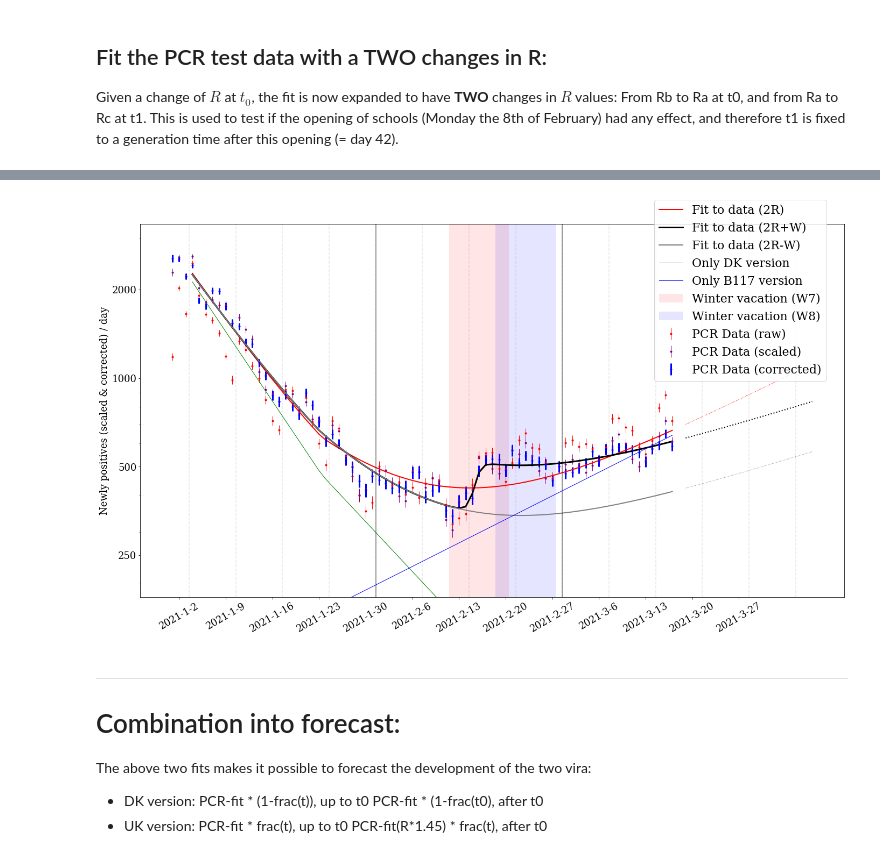
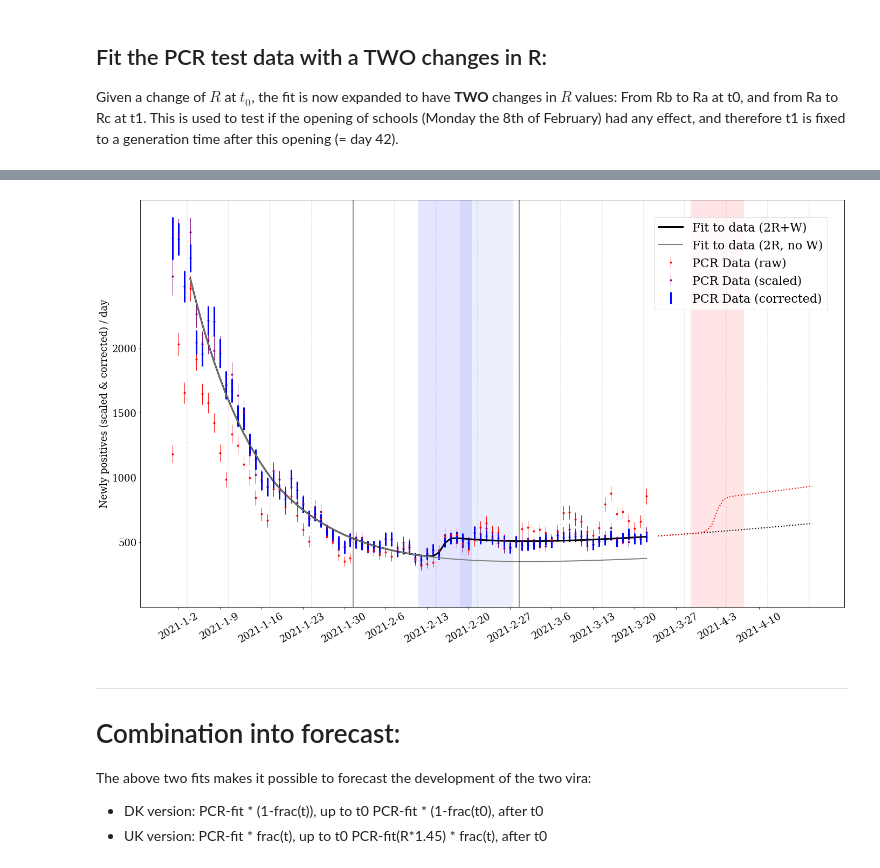
Before and after one commit to troelspetersen/Covid19fitting, a Jupyter notebook: PredictionsFromFit.ipynb, the cells around one changed output, grey strips where cells are left out. Cells and saved outputs as stored; diff of their text form; code cells hidden in the pictures.

```diff
--- a/PredictionsFromFit.ipynb
+++ b/PredictionsFromFit.ipynb
@@ -144,8 +150,8 @@ Fit_EndDayJan  = 31                                        # Alternative end day
 day1jan        = np.arange(Plot_StartDay, Plot_EndDay)
 day1jan_fit    = np.arange(Fit_StartDay,  Fit_EndDay)
 day1jan_fitJan = np.arange(Fit_StartDay,  Fit_EndDayJan)   # Fitting only January!
-day_extrapol   = np.arange(Fit_EndDay+1,  Fit_EndDay+21)   # We extrapole 21 days into the future (for now)
-day_all        = np.arange(Plot_StartDay, Fit_EndDay+21)   # Entire periodd
+day_extrapol   = np.arange(Fit_EndDay+1,  Fit_EndDay+28)   # We extrapole 21 days into the future (for now)
+day_all        = np.arange(Plot_StartDay, Fit_EndDay+28)   # Entire periodd
 # %% [markdown]
 ## Fit the PCR test data (assuming no B117):
 # %%
@@ -340,6 +346,19 @@ def func_DoubleExpoStepW(x, N0, Rb, Ra, t0, fW, tW, sW, tG) :
         return N0 * FactorW * ((1.0-FracB117_at_t0) * Ra**((x-t0)/tG) + FracB117_at_t0 * (Ra * factor_B117)**((x-t0)/tG))
 
 func_DoubleExpoStepW_vec = np.vectorize(func_DoubleExpoStepW)
+
+# Same function as above, just also including Easter vacation (for prediction):
+def func_DoubleExpoStepWE(x, N0, Rb, Ra, t0, fW, tW, sW, fE, tE, tG) :
+    FracB117_at_t0 = func_fB117(t0_B117fit, frac_t0, tau_B117)       # Get B117 fraction at t0_B117fit (=4.Feb.2021)
+    FactorW = 1.0 + fW/(1.0 + np.exp(-(x-tW)/sW))
+    FactorE = 1.0 + fE/(1.0 + np.exp(-(x-tE)/sW))
+    if (x < t0) :
+        return N0 * FactorW * FactorE * ((1.0-FracB117_at_t0) * Rb**((x-t0)/tG) + FracB117_at_t0 * (Rb * factor_B117)**((x-t0)/tG))
+    else :
+        return N0 * FactorW * FactorE * ((1.0-FracB117_at_t0) * Ra**((x-t0)/tG) + FracB117_at_t0 * (Ra * factor_B117)**((x-t0)/tG))
+
+func_DoubleExpoStepWE_vec = np.vectorize(func_DoubleExpoStepWE)
+
 
 # The DK component of the above function:
 def func_StepRDK(x, N0, Rb, Ra, t0, tG) :
@@ -365,7 +384,7 @@ def chi2_calcStepW(N0, Rb, Ra, t0, fW, tW, sW, tG) :
     chi2 = np.sum(((SCP_all[Fit_StartDay:Fit_EndDay] - y_fit) / eSCP_all[Fit_StartDay:Fit_EndDay])**2)
     return chi2
 
-minuit3w = Minuit(chi2_calcStepW, N0=400.0, Rb=0.7, Ra=0.7, t0=28.0, fix_t0=False, fW=0.5, tW=48.0, sW=0.5, fix_sW=True, tG=4.7, fix_tG=True, print_level=1, errordef=1.0)
+minuit3w = Minuit(chi2_calcStepW, N0=400.0, Rb=0.7, Ra=0.7, t0=28.0, fix_t0=False, fW=0.5, tW=46.0, sW=0.5, fix_sW=True, tG=4.7, fix_tG=True, print_level=1, errordef=1.0)
 minuit3w.migrad();
 
 # Here we extract the fitting parameters and their errors
@@ -493,19 +512,24 @@ ax.errorbar(day1jan, SCP_all[Plot_StartDay:Plot_EndDay], yerr=eSCP_all[Plot_Star
 # Plot the fit model on top of data:
 #ax.plot(day1jan_fitJan, func_Expo(day1jan_fitJan, N0_fit, Rt_fit, t0_fit, tG_fit), 'green', linewidth=1.0, label='Exp. fit (no B117)')
 #ax.plot(day1jan_fitJan, func_DoubleExpo(day1jan_fitJan, N0_fit2, Rt_fit2, t0_fit2, tG), 'blue',  linewidth=1.0, label='Fit to data')
-ax.plot(day1jan_fit,    func_DoubleExpoStep_vec(day1jan_fit,  N0_fit3, Rb_fit3, Ra_fit3, t0_fit3, tG), 'red', linewidth=2.0, label='Fit to data (2R)')
-ax.plot(day_extrapol,   func_DoubleExpoStep_vec(day_extrapol, N0_fit3, Rb_fit3, Ra_fit3, t0_fit3, tG), 'red', linewidth=1.0, linestyle="dotted")
+
+# ax.plot(day1jan_fit,    func_DoubleExpoStep_vec(day1jan_fit,  N0_fit3, Rb_fit3, Ra_fit3, t0_fit3, tG), 'red', linewidth=2.0, label='Fit to data (2R)')
+# ax.plot(day_extrapol,   func_DoubleExpoStep_vec(day_extrapol, N0_fit3, Rb_fit3, Ra_fit3, t0_fit3, tG), 'red', linewidth=1.0, linestyle="dotted")
 #ax.plot(day1jan_fit,    func_DoubleExpoStep2_vec(day1jan_fit, N0_fit4, Rb_fit4, Ra_fit4, Rc_fit4, t0_fit4, t1_fit4, tG), 'green', linewidth=1.0, label='Fit to data (3R)')
 ax.plot(day1jan_fit,    func_DoubleExpoStepW_vec(day1jan_fit,  N0_fit3w, Rb_fit3w, Ra_fit3w, t0_fit3w, fW_fit3w, tW_fit3w, sW_fit3w, tG), 'black', linewidth=3.0, label='Fit to data (2R+W)')
 ax.plot(day_extrapol,   func_DoubleExpoStepW_vec(day_extrapol, N0_fit3w, Rb_fit3w, Ra_fit3w, t0_fit3w, fW_fit3w, tW_fit3w, sW_fit3w, tG), 'black', linewidth=2.0, linestyle="dotted")
 
+# Plot with Easter vacation in prediction (assuming same size)
+dayEaster = 31+28+28
+ax.plot(day_extrapol,   func_DoubleExpoStepWE_vec(day_extrapol,N0_fit3w, Rb_fit3w, Ra_fit3w, t0_fit3w, fW_fit3w, tW_fit3w, sW_fit3w, fW_fit3w, dayEaster+tG, tG), 'red', linewidth=2.0, linestyle="dotted")
+
 # Without Winter vacation:
-ax.plot(day1jan_fit,    func_DoubleExpoStepW_vec(day1jan_fit,  N0_fit3w, Rb_fit3w, Ra_fit3w, t0_fit3w, 0.0, tW_fit3w, sW_fit3w, tG), 'grey', linewidth=2.0, label='Fit to data (2R-W)')
-ax.plot(day_extrapol,   func_DoubleExpoStepW_vec(day_extrapol, N0_fit3w, Rb_fit3w, Ra_fit3w, t0_fit3w, 0.0, tW_fit3w, sW_fit3w, tG), 'grey', linewidth=1.0, linestyle="dotted")
+ax.plot(day1jan_fit,    func_DoubleExpoStepW_vec(day1jan_fit,  N0_fit3w, Rb_fit3w, Ra_fit3w, t0_fit3w, 0.0, tW_fit3w, sW_fit3w, tG), 'grey', linewidth=2.0, label='Fit to data (2R, no W)')
+# ax.plot(day_extrapol,   func_DoubleExpoStepW_vec(day_extrapol, N0_fit3w, Rb_fit3w, Ra_fit3w, t0_fit3w, 0.0, tW_fit3w, sW_fit3w, tG), 'grey', linewidth=1.0, linestyle="dotted")
 
-
-ax.plot(day1jan_fit,    func_StepRDK_vec(day1jan_fit,   N0_fit3, Rb_fit3, Ra_fit3, t0_fit3, tG), 'green', linewidth=1.0, label='Only DK version')
-ax.plot(day1jan_fit,    func_StepRB117_vec(day1jan_fit, N0_fit3, Rb_fit3, Ra_fit3, t0_fit3, tG), 'blue', linewidth=1.0, label='Only B117 version')
+# Dividing into DK and UK/B117 versions:
+# ax.plot(day1jan_fit,    func_StepRDK_vec(day1jan_fit,   N0_fit3, Rb_fit3, Ra_fit3, t0_fit3, tG), 'green', linewidth=1.0, label='Only DK version')
+# ax.plot(day1jan_fit,    func_StepRB117_vec(day1jan_fit, N0_fit3, Rb_fit3, Ra_fit3, t0_fit3, tG), 'blue', linewidth=1.0, label='Only B117 version')
 
 # Plot an "envelope" of possible predictions:
 #ax.plot(day_extrapol, func_DoubleExpoStep_vec(day_extrapol, N0_fit3, Rb_fit3, Ra_fit3+2*sigma_Ra_fit3, t0_fit3, tG), 'red', linewidth=1.0, linestyle="dotted")
@@ -517,41 +541,54 @@ plt.xticks(ticks=np.arange(1,len(P_all[dato_start:]),7), labels=np.array(P_all[d
 for x in np.arange(2.5, max(day_extrapol), 7):
     plt.axvline( x, ls='--', color='grey', alpha=0.2)
 
 times = []; N_weeks = int(max(day_extrapol)/7)
 for i in range(N_weeks):
     times.append(then + dt.timedelta(days=7*i))
 
 plt.xticks(ticks=[7*i+1 for i in range(N_weeks)],
            labels=[str(time.year)+'-'+str(time.month)+'-'+str(time.day) for time in times])
 
 # Plot monthly lines on first date:
 d_now = dt.date(year=int(date_start[:4]), month = int(date_start[5:7]), day = int(date_start[8:] ))
 for i in range(len(data_posi.loc[date_start:date_end].sum(axis=1))):
     d_now = d_now + dt.timedelta(days=1)
     if d_now.day == 1:
         plt.axvline( i+0.5, ls='-', color='k', alpha=0.5)
 
 # Show the Winter vacation
-ax.axvspan(41.5, 50.5, facecolor='r', alpha=0.1, label="Winter vacation (W7)")
-ax.axvspan(48.5, 57.5, facecolor='b', alpha=0.1, label="Winter vacation (W8)")
+# ax.axvspan(41.5, 50.5, facecolor='r', alpha=0.1, label="Winter vacation (W7)")
+# ax.axvspan(48.5, 57.5, facecolor='b', alpha=0.1, label="Winter vacation (W8)")
+ax.axvspan(41.5, 50.5, facecolor='b', alpha=0.1)
+ax.axvspan(48.5, 57.5, facecolor='royalblue', alpha=0.1)
+ax.axvspan(dayEaster+0.5, dayEaster+9.5, facecolor='r', alpha=0.1)
 
 # Plot the fraction of B117 on secondary y-axis (to the right):
 #ax2 = ax.twinx()
 #ax2.plot(day_all, func_logistic(day_all-33, *[frac_t0_fit, tau_fit]), color="red", marker="", alpha=0.2)
 #ax2.set_ylabel("Fraction B117", color="red", fontsize=22)
 #ax2.tick_params(axis='y', colors='red')
 
-plt.yscale("log")
-ax.set_ylim([180.0,None])
-ax.set_yticks([250,500,1000,2000])
+do_log = False
+if (do_log) :
+    plt.yscale("log")
+    ax.set_yticks([250,500,1000,2000])
+    ax.set_ylim([180.0,None])
+    ax.legend(loc=(0.03, 0.03), fontsize=22)
+else :
+    ax.set_yticks([500,1000,1500,2000])
+    ax.set_ylim([0.0,None])
+    ax.legend(loc=(0.73, 0.73), fontsize=22)
+
 ax.get_yaxis().set_major_formatter(mpl.ticker.ScalarFormatter())
 
-ax.legend(loc=(0.73, 0.58), fontsize=22)
 plt.tight_layout()
 if (save_plots) :
-    plt.savefig("fig_FitOfPCRdata_WithDKandUKversions.pdf")
+    if (do_log) :
+        plt.savefig("fig_FitOfPCRdata_WithDKandUKversions_Log.pdf")
+    else :
+        plt.savefig("fig_FitOfPCRdata_WithDKandUKversions_Lin.pdf")
 # %% [output]
-[figure, old version]
+[figure, new version]
 # %% [markdown]
 ***
 
```
Also changed, not shown: parts of 8 cells of this notebook.
